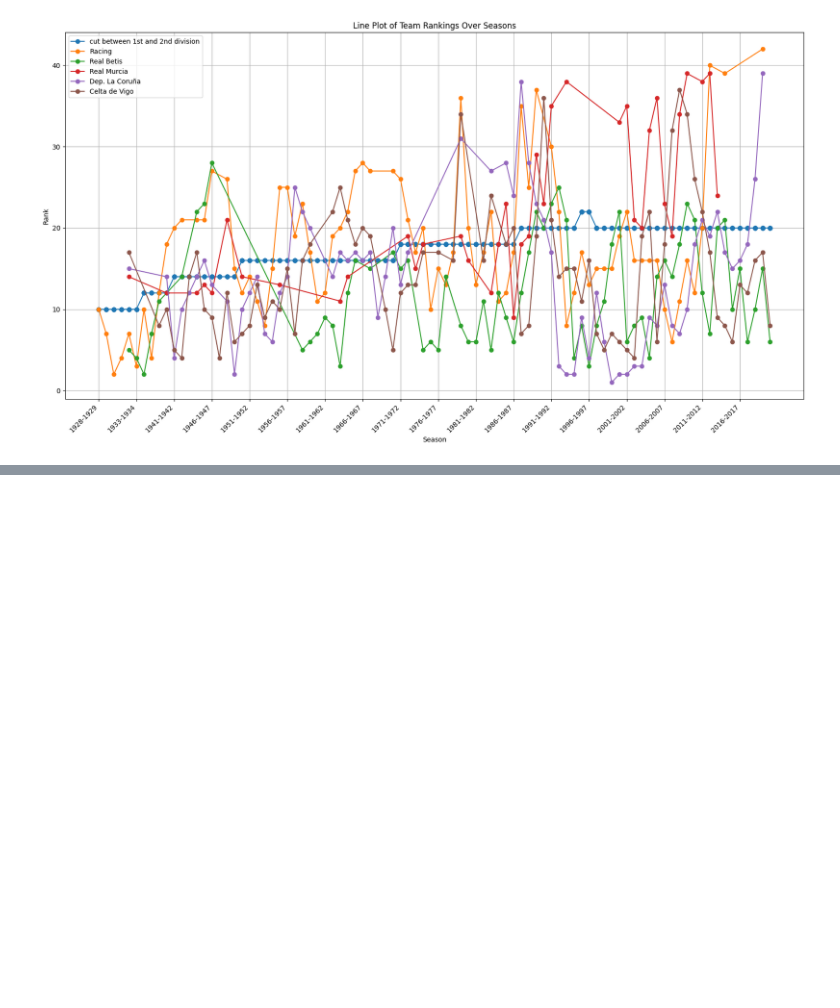
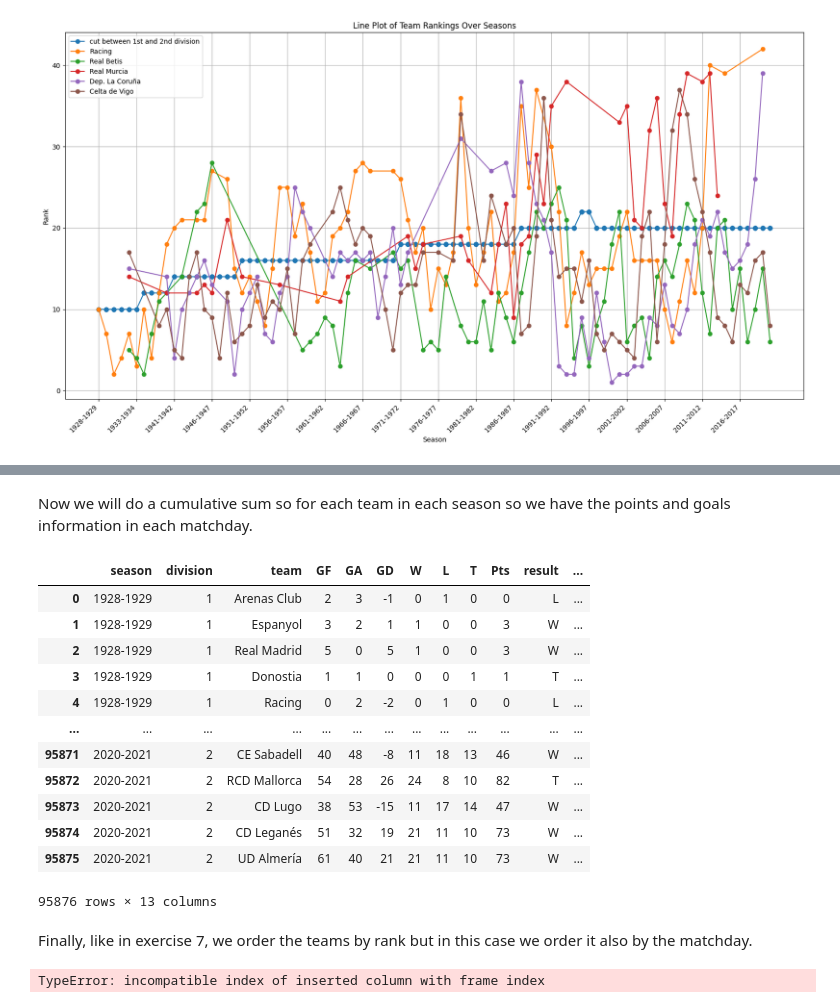
Before and after one commit to jorgers29/Spanish_Football_Analysis, a Jupyter notebook: analysis/LaLigaDataAnalysis.ipynb, the cells around one changed output, grey strips where cells are left out. Cells and saved outputs as stored; diff of their text form; code cells hidden in the pictures; blank space fills up the shorter version.

```diff
--- a/analysis/LaLigaDataAnalysis.ipynb
+++ b/analysis/LaLigaDataAnalysis.ipynb
@@ -383,9 +592,9 @@ for index, row in df_ex7_home.iterrows():
 for index, row in df_ex7_away.iterrows():
     if row.result != 'Tie':
         if row.result == 'Visitor':
-            df_ex7_home.loc[index, 'wins'] = 1
+            df_ex7_away.loc[index, 'wins'] = 1
         elif row.result == 'Home':
-            df_ex7_home.loc[index, 'loses'] = 1
+            df_ex7_away.loc[index, 'loses'] = 1
 
 
 df_ex7_home = df_ex7_home.rename(columns={'home_team': 'team', 'goals_scored': 'GF', 'goals_conceded': 'GA', 'goal_difference_home': 'GD', 'wins': 'W', 'loses': 'L', 'ties': 'T', 'rank_points': 'Pts' })
@@ -408,7 +617,8 @@ def custom_rank(group):
 result_ex7 = df_ex7_group.groupby(['season', 'division']).apply(custom_rank)
 result_ex7.reset_index(drop=True, inplace=True)
 result_ex7 = result_ex7[['season', 'division', 'rank2', 'team', 'GF', 'GA', 'GD', 'W', 'L', 'T', 'Pts']].rename(columns={'rank2': 'rank'})
-result_ex7 = result_ex7.sort_values(by=['season', 'division', 'rank'], ascending=[False,True, True])
+result_ex7 = result_ex7.sort_values(by=['season', 'division', 'rank'], ascending=[False, True, True])
+result_ex7
 # %% [output]
 A value is trying to be set on a copy of a slice from a DataFrame.
 Try using .loc[row_indexer,col_indexer] = value instead
@@ -510,0 +738,8 @@ plot_ranking_evolution('Dep. La Coruña', 'Celta de Vigo', 'Racing', 'Real Murci
+# %%
+df_ex10 = df_ex7_new.copy()
+
+df_ex10['result'] = 'T'
+df_ex10.loc[df_ex10['Pts'] == 3, 'result'] = 'W'
+df_ex10.loc[df_ex10['Pts'] == 0, 'result'] = 'L'
+
+df_ex10
@@ -510,0 +760,65 @@ plot_ranking_evolution('Dep. La Coruña', 'Celta de Vigo', 'Racing', 'Real Murci
+# %% [markdown]
+Now we will do a cumulative sum so for each team in each season so we have the points and goals information in each matchday.
+# %%
+# Define the columns you want to cumulatively sum
+columns_to_cumsum = ['GF', 'GA', 'GD', 'W', 'L', 'T', 'Pts']
+
+# Group by 'season', 'division', and 'team'
+groups = df_ex10.groupby(['season', 'division', 'team'])
+
+# Create new columns for cumulative sums
+for column in columns_to_cumsum:
+    df_ex10[column] = groups[column].cumsum()
+
+df_ex10['P'] = df_ex10[['W', 'L', 'T']].sum(axis=1)
+
+df_ex10['rank'] = df_ex10.groupby(['season', 'division', 'P'])['Pts'].rank(method="dense", ascending=False)
+
+df_ex10
+# %% [output]
+|  | season | division | team | GF | GA | GD | W | L | T | Pts | result | ... |
+| 0 | 1928-1929 | 1 | Arenas Club | 2 | 3 | -1 | 0 | 1 | 0 | 0 | L | ... |
+| 1 | 1928-1929 | 1 | Espanyol | 3 | 2 | 1 | 1 | 0 | 0 | 3 | W | ... |
+| 2 | 1928-1929 | 1 | Real Madrid | 5 | 0 | 5 | 1 | 0 | 0 | 3 | W | ... |
+| 3 | 1928-1929 | 1 | Donostia | 1 | 1 | 0 | 0 | 0 | 1 | 1 | T | ... |
+| 4 | 1928-1929 | 1 | Racing | 0 | 2 | -2 | 0 | 1 | 0 | 0 | L | ... |
+| ... | ... | ... | ... | ... | ... | ... | ... | ... | ... | ... | ... | ... |
+| 95871 | 2020-2021 | 2 | CE Sabadell | 40 | 48 | -8 | 11 | 18 | 13 | 46 | W | ... |
+| 95872 | 2020-2021 | 2 | RCD Mallorca | 54 | 28 | 26 | 24 | 8 | 10 | 82 | T | ... |
+| 95873 | 2020-2021 | 2 | CD Lugo | 38 | 53 | -15 | 11 | 17 | 14 | 47 | W | ... |
+| 95874 | 2020-2021 | 2 | CD Leganés | 51 | 32 | 19 | 21 | 11 | 10 | 73 | W | ... |
+| 95875 | 2020-2021 | 2 | UD Almería | 61 | 40 | 21 | 21 | 11 | 10 | 73 | W | ... |
+95876 rows × 13 columns
+# %% [markdown]
+Finally, like in exercise 7, we order the teams by rank but in this case we order it also by the matchday.
+# %%
+def calculate_last_five(data):
+
+    last_5_results = []
+
+    for index, row in data.iterrows():
+        matchday = row['P']
+        for i in range(matchday - 1, matchday - 6, -1):
+            if i >= 0:
+                last_5_results.append()
+            else:
+                last_5_results.append('N/A')  # Fill with 'N/A' if there are no 5 previous matches
+
+    return last_5_results
+
+
+
+
+
+
+
+
+# We have to take into account that a tie in points is possible so we have to decide the rank by goal difference
+result_ex10 = df_ex10.groupby(['season', 'division', 'P']).apply(custom_rank)
+result_ex10.reset_index(drop=True, inplace=True)
+result_ex10 = result_ex10[['season', 'division', 'rank2', 'team', 'GF', 'GA', 'GD', 'P', 'W', 'L', 'T', 'Pts']].rename(columns={'rank2': 'rank'})
+result_ex10['last_5'] = df_ex10.groupby(['season', 'team', 'P']).apply(calculate_last_5)
+result_ex10 = result_ex10.sort_values(by=['season', 'division', 'P', 'rank'], ascending=[False, True, True, True])
+result_ex10
+# %% [output]
+TypeError: incompatible index of inserted column with frame index
```
Also changed, not shown: parts of 17 cells of this notebook.
